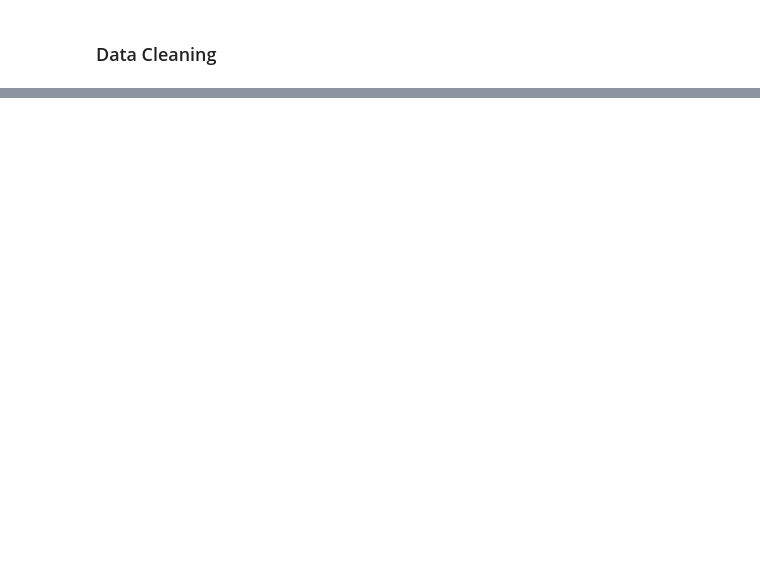
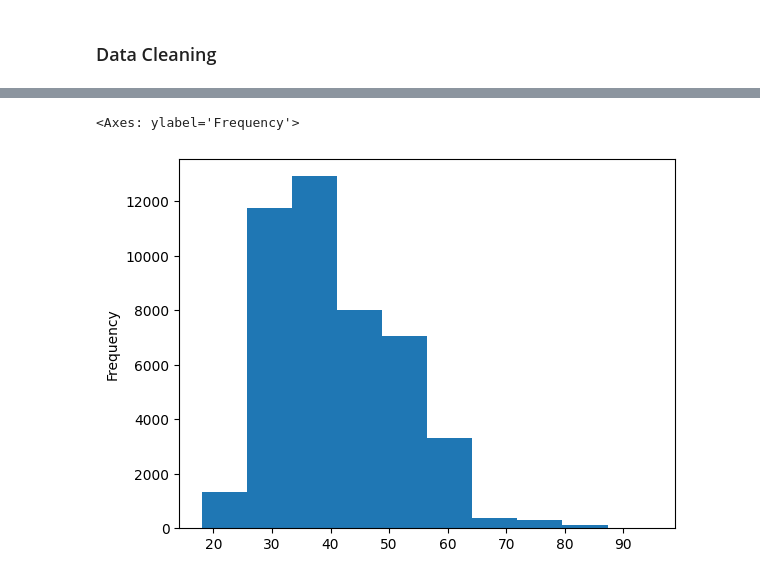
Before and after one commit to amanpanda95/Bank-Campaign-EDA, a Jupyter notebook: bank_campaign_eda.ipynb, the cells around one changed output, grey strips where cells are left out. Drawn from its saved outputs; the diff is of its cells as text; code cells hidden in the pictures; blank space fills up the shorter version.

```diff
--- a/bank_campaign_eda.ipynb
+++ b/bank_campaign_eda.ipynb
@@ -33,0 +131,3 @@ df.head()
+# %%
+df1 = df[~ df.age.isnull()].copy() # copy ensures that changes in df1 does not effect df else df1 would be a view of df and any changes in df1  might affect df
+df1.age.isnull().sum()
@@ -33,0 +159,4 @@ df.head()
+# %%
+month_mode = df1.month.mode()[0]
+df1.month.fillna(month_mode, inplace= True)
+df1.month.value_counts(normalize= True)
@@ -33,0 +197,4 @@ df.head()
+# %%
+response_mode = df1.response.mode()[0]
+df1.response.fillna(response_mode, inplace= True)
+df1.response.value_counts()
@@ -33,0 +227,2 @@ df.head()
+# %%
+df1.loc[df1.pdays<0, 'pdays'] = np.NaN
@@ -33,0 +272,5 @@ df.head()
+# %%
+df1.age.plot.hist()
+# %% [output]
+<Axes: ylabel='Frequency'>
+[figure, added]
```
Also changed, not shown: parts of 49 cells of this notebook.
